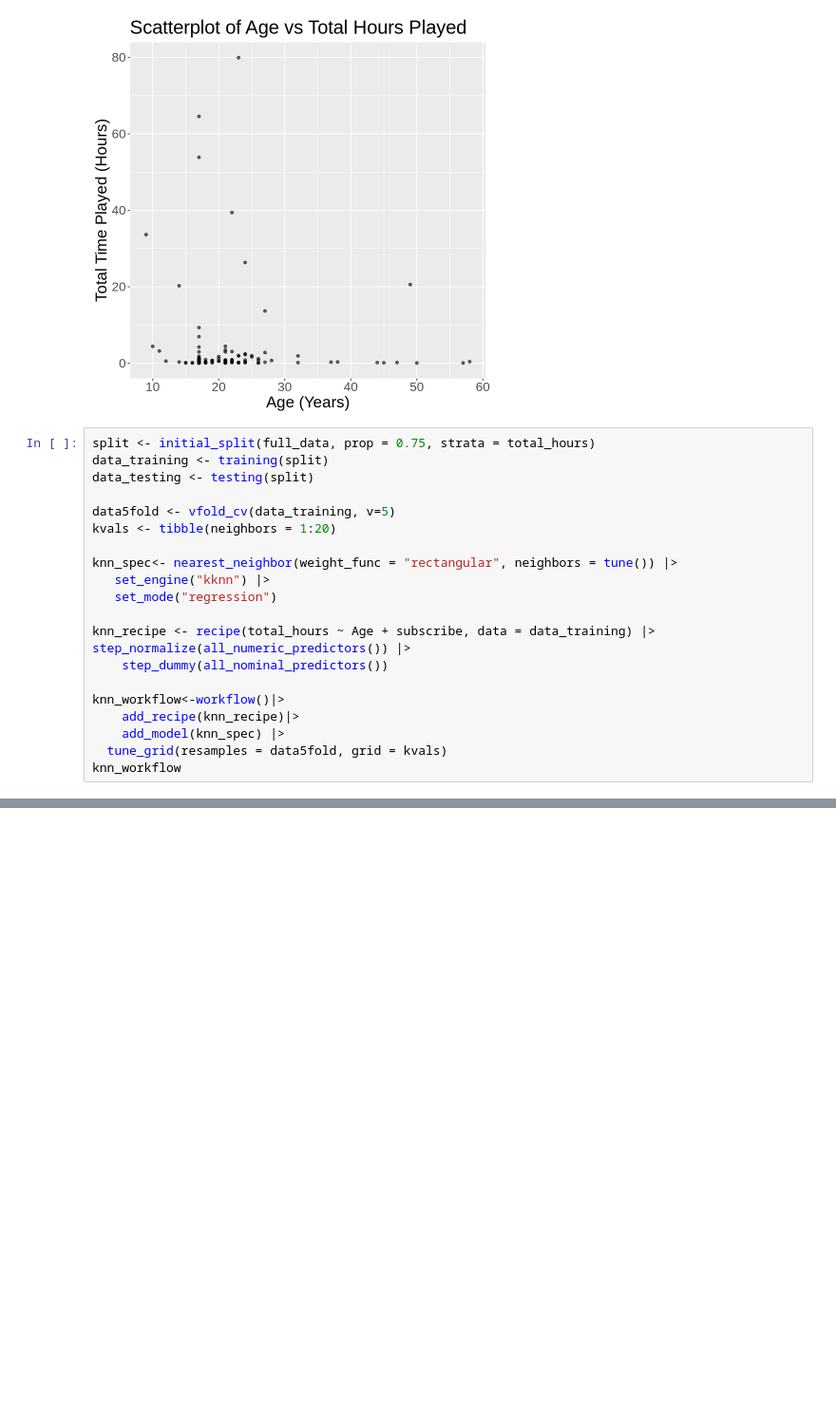
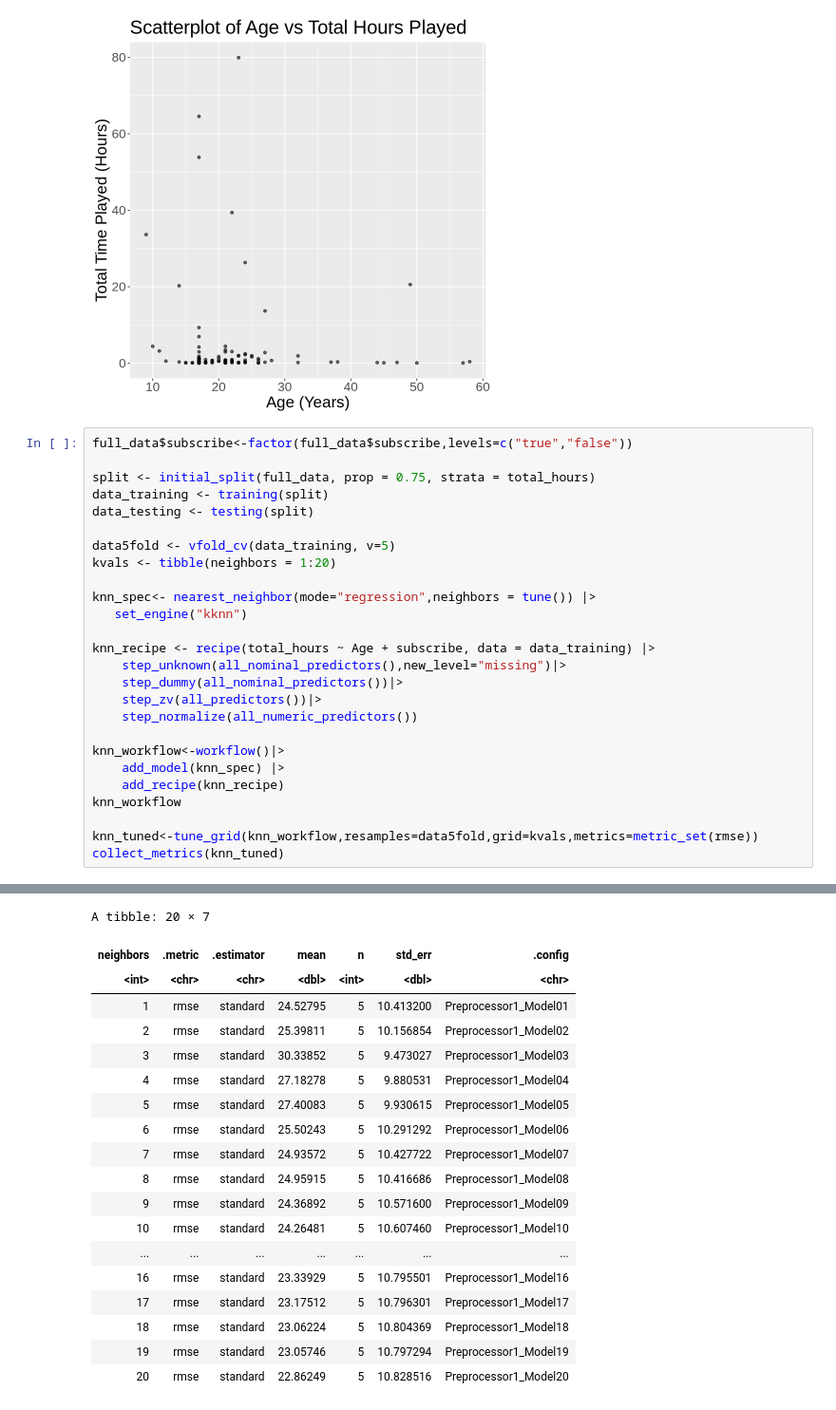
Before and after one commit to danayong25-cell/Group-Final-Project, a Jupyter notebook: group final project.ipynb, the cells around one changed output, grey strips where cells are left out. Shown at 95% size. Drawn from its saved outputs; the diff is of its cells as text; blank space fills up the shorter version.

Commit message:
figuring out our regression issues
we made a table of our results

```diff
--- a/group final project.ipynb
+++ b/group final project.ipynb
@@ -197,6 +197,8 @@ Warning message:
 (`geom_point()`).”
 [figure]
 # %%
+full_data$subscribe<-factor(full_data$subscribe,levels=c("true","false"))
+
 split <- initial_split(full_data, prop = 0.75, strata = total_hours)
 data_training <- training(split)
 data_testing <- testing(split)
@@ -204,17 +206,20 @@ data_testing <- testing(split)
 data5fold <- vfold_cv(data_training, v=5)
 kvals <- tibble(neighbors = 1:20)
 
-knn_spec<- nearest_neighbor(weight_func = "rectangular", neighbors = tune()) |>
-   set_engine("kknn") |>
-   set_mode("regression")
+knn_spec<- nearest_neighbor(mode="regression",neighbors = tune()) |>
+   set_engine("kknn")
 
 knn_recipe <- recipe(total_hours ~ Age + subscribe, data = data_training) |>
-step_normalize(all_numeric_predictors()) |>
-    step_dummy(all_nominal_predictors())
+    step_unknown(all_nominal_predictors(),new_level="missing")|>
+    step_dummy(all_nominal_predictors())|>
+    step_zv(all_predictors())|>
+    step_normalize(all_numeric_predictors())
 
 knn_workflow<-workflow()|>
-    add_recipe(knn_recipe)|>
     add_model(knn_spec) |>
-  tune_grid(resamples = data5fold, grid = kvals)
+    add_recipe(knn_recipe)
 knn_workflow
+
+knn_tuned<-tune_grid(knn_workflow,resamples=data5fold,grid=kvals,metrics=metric_set(rmse))
+collect_metrics(knn_tuned)
 # %% [output]
@@ -237,0 +245,19 @@ There were issues with some computations   A: x2
+A tibble: 20 × 7
+| neighbors | .metric | .estimator | mean | n | std_err | .config |
+| <int> | <chr> | <chr> | <dbl> | <int> | <dbl> | <chr> |
+| 1 | rmse | standard | 24.52795 | 5 | 10.413200 | Preprocessor1_Model01 |
+| 2 | rmse | standard | 25.39811 | 5 | 10.156854 | Preprocessor1_Model02 |
+| 3 | rmse | standard | 30.33852 | 5 | 9.473027 | Preprocessor1_Model03 |
+| 4 | rmse | standard | 27.18278 | 5 | 9.880531 | Preprocessor1_Model04 |
+| 5 | rmse | standard | 27.40083 | 5 | 9.930615 | Preprocessor1_Model05 |
+| 6 | rmse | standard | 25.50243 | 5 | 10.291292 | Preprocessor1_Model06 |
+| 7 | rmse | standard | 24.93572 | 5 | 10.427722 | Preprocessor1_Model07 |
+| 8 | rmse | standard | 24.95915 | 5 | 10.416686 | Preprocessor1_Model08 |
+| 9 | rmse | standard | 24.36892 | 5 | 10.571600 | Preprocessor1_Model09 |
+| 10 | rmse | standard | 24.26481 | 5 | 10.607460 | Preprocessor1_Model10 |
+| ... | ... | ... | ... | ... | ... | ... |
+| 16 | rmse | standard | 23.33929 | 5 | 10.795501 | Preprocessor1_Model16 |
+| 17 | rmse | standard | 23.17512 | 5 | 10.796301 | Preprocessor1_Model17 |
+| 18 | rmse | standard | 23.06224 | 5 | 10.804369 | Preprocessor1_Model18 |
+| 19 | rmse | standard | 23.05746 | 5 | 10.797294 | Preprocessor1_Model19 |
+| 20 | rmse | standard | 22.86249 | 5 | 10.828516 | Preprocessor1_Model20 |
```
Also changed, not shown: parts of 2 cells of this notebook.
